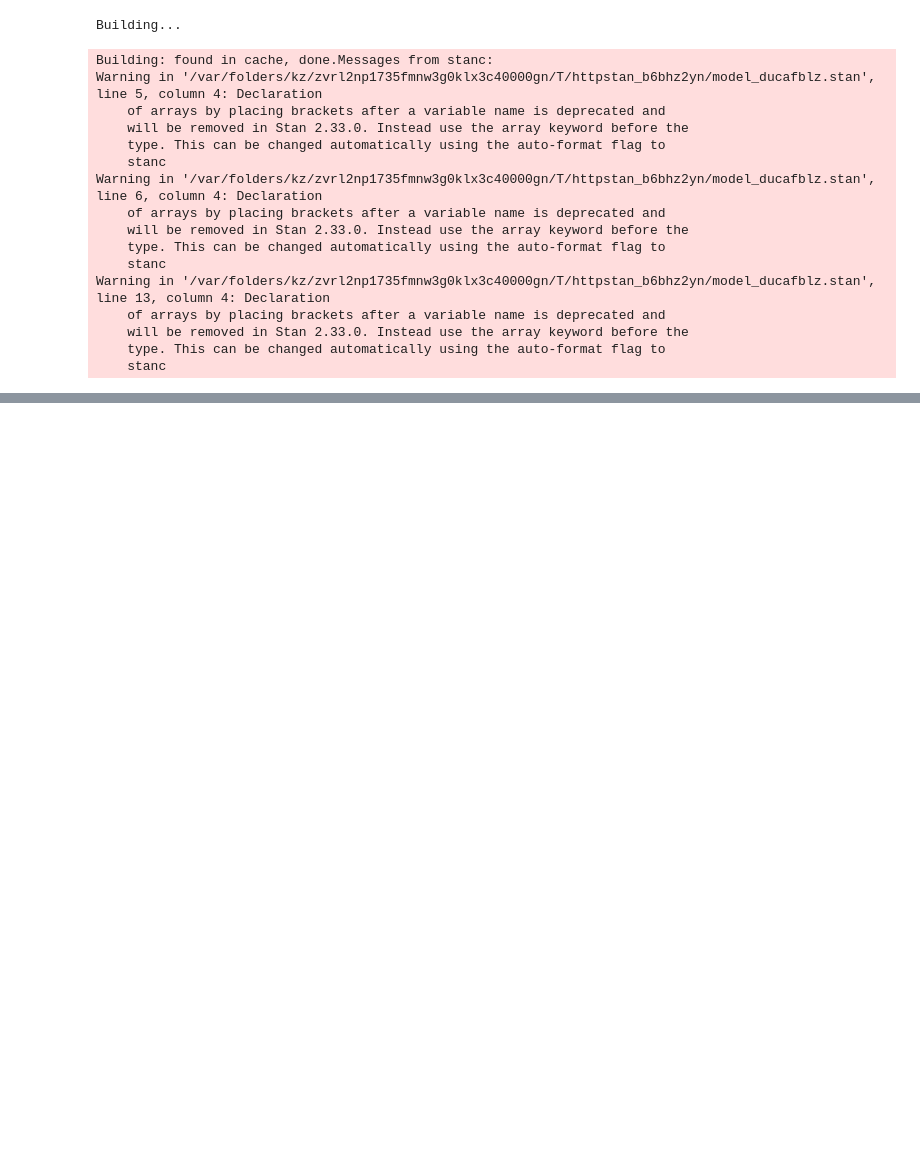
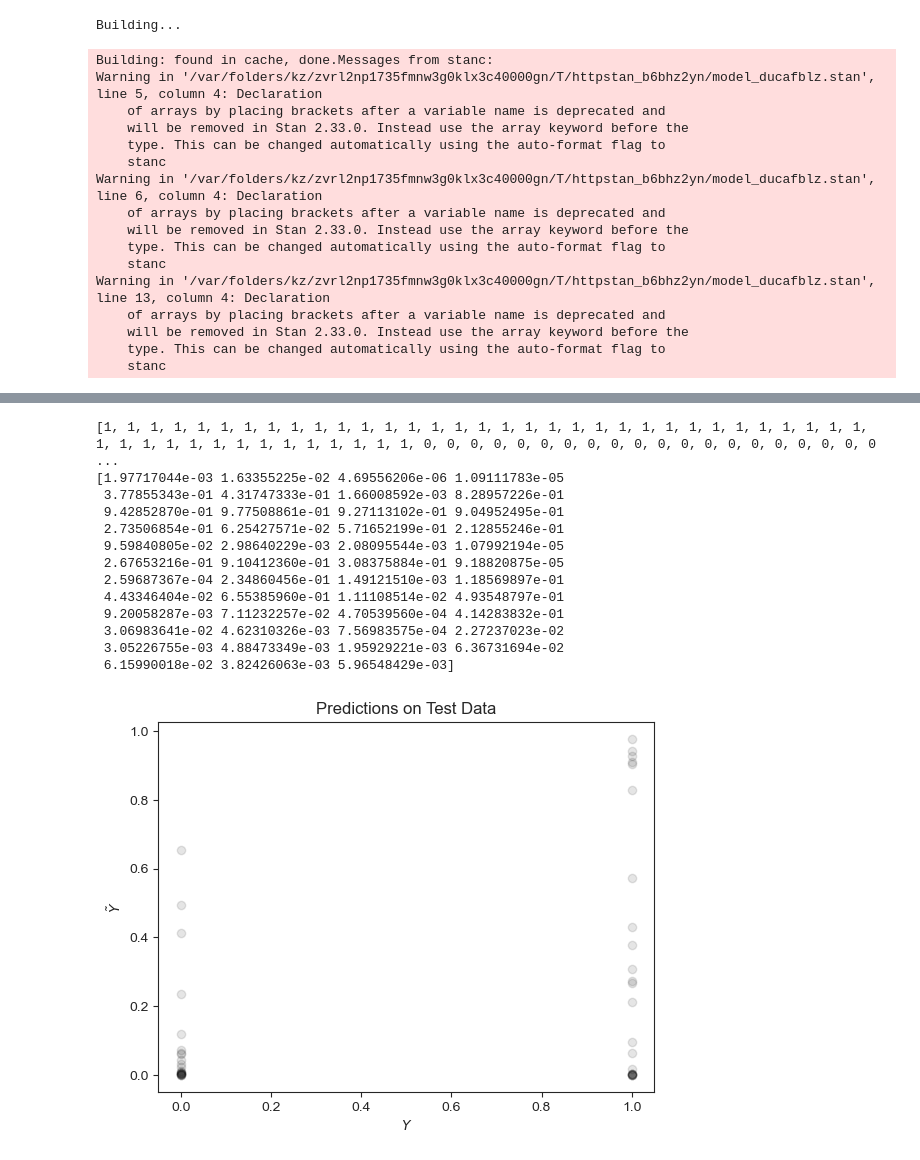
Before and after one commit to CamLunn/Bayesian-Logistic-Regression-Kidney-Disease, a Jupyter notebook: model_notebook_1.ipynb, the cells around one changed output, grey strips where cells are left out. Cells and saved outputs as stored; diff of their text form; code cells hidden in the pictures; blank space fills up the shorter version.

```diff
--- a/model_notebook_1.ipynb
+++ b/model_notebook_1.ipynb
@@ -280,0 +313,32 @@ plt.show()
+# %%
+correct_guesses = 0
+total_guesses = 0
+# add simulated data points
+
+scaled = [np.array(t_betas) * x[:] for x in test_X]
+z = [t_out['alpha'][0] + sum(s) for s in scaled]
+Y_tilde = np.exp(z) / (1 + np.exp(z))
+plt.scatter(test_Y, Y_tilde, color='k', alpha=0.1, zorder=-10)
+plt.ylabel(r'$\tilde{Y}$')
+plt.xlabel(r'$Y$')
+# plt.yscale('log')
+plt.title('Predictions on Test Data')
+
+print(Y)
+print(Y_tilde)
+plt.show()
+# %% [output]
+[1, 1, 1, 1, 1, 1, 1, 1, 1, 1, 1, 1, 1, 1, 1, 1, 1, 1, 1, 1, 1, 1, 1, 1, 1, 1, 1, 1, 1, 1, 1, 1, 1, 1, 1, 1, 1, 1, 1, 1, 1, 1, 1, 1, 1, 1, 1, 0, 0, 0, 0, 0, 0, 0, 0, 0, 0, 0, 0, 0, 0, 0, 0, 0, 0, 0, 0 ...
+[1.97717044e-03 1.63355225e-02 4.69556206e-06 1.09111783e-05
+ 3.77855343e-01 4.31747333e-01 1.66008592e-03 8.28957226e-01
+ 9.42852870e-01 9.77508861e-01 9.27113102e-01 9.04952495e-01
+ 2.73506854e-01 6.25427571e-02 5.71652199e-01 2.12855246e-01
+ 9.59840805e-02 2.98640229e-03 2.08095544e-03 1.07992194e-05
+ 2.67653216e-01 9.10412360e-01 3.08375884e-01 9.18820875e-05
+ 2.59687367e-04 2.34860456e-01 1.49121510e-03 1.18569897e-01
+ 4.43346404e-02 6.55385960e-01 1.11108514e-02 4.93548797e-01
+ 9.20058287e-03 7.11232257e-02 4.70539560e-04 4.14283832e-01
+ 3.06983641e-02 4.62310326e-03 7.56983575e-04 2.27237023e-02
+ 3.05226755e-03 4.88473349e-03 1.95929221e-03 6.36731694e-02
+ 6.15990018e-02 3.82426063e-03 5.96548429e-03]
+[figure, added]
```
Also changed, not shown: parts of 7 cells of this notebook.
